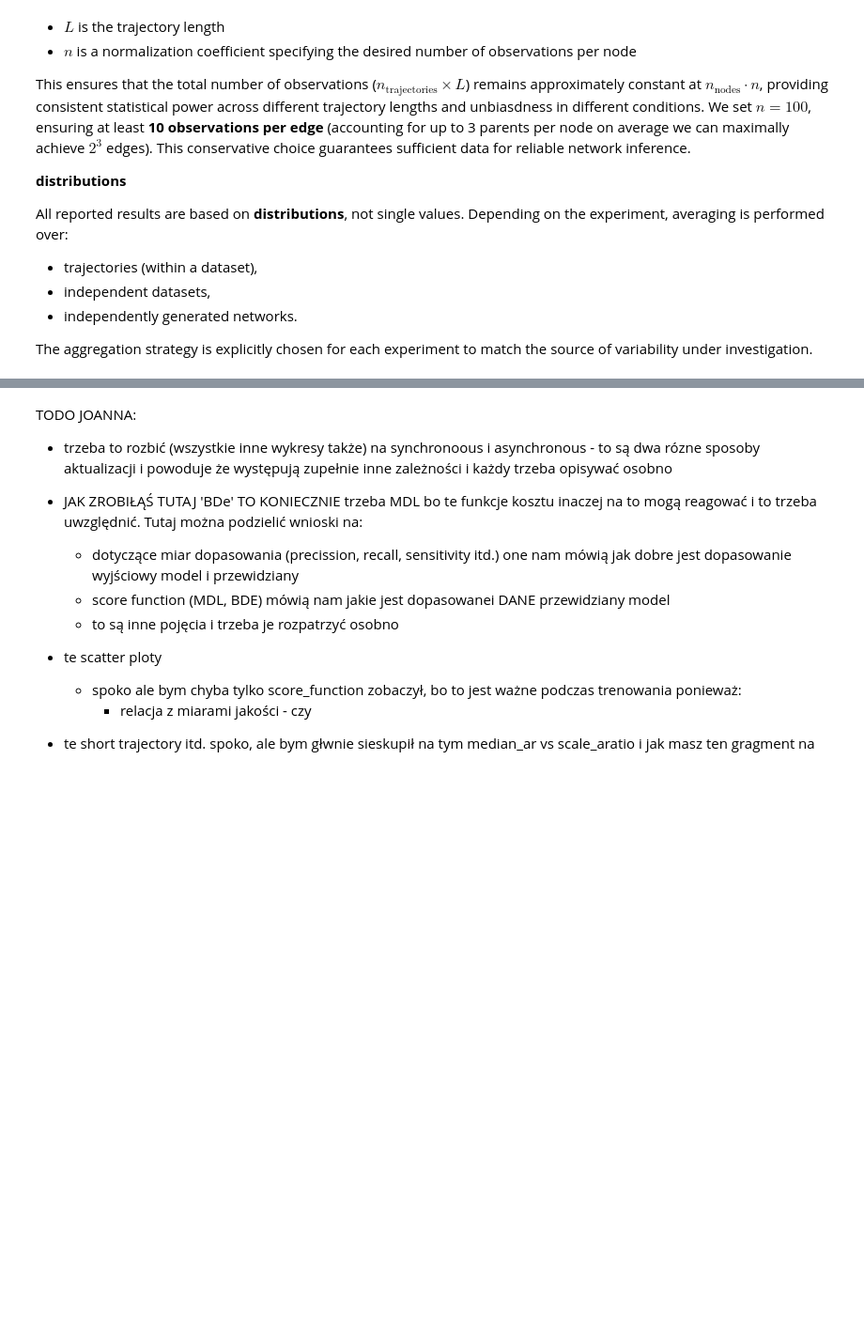
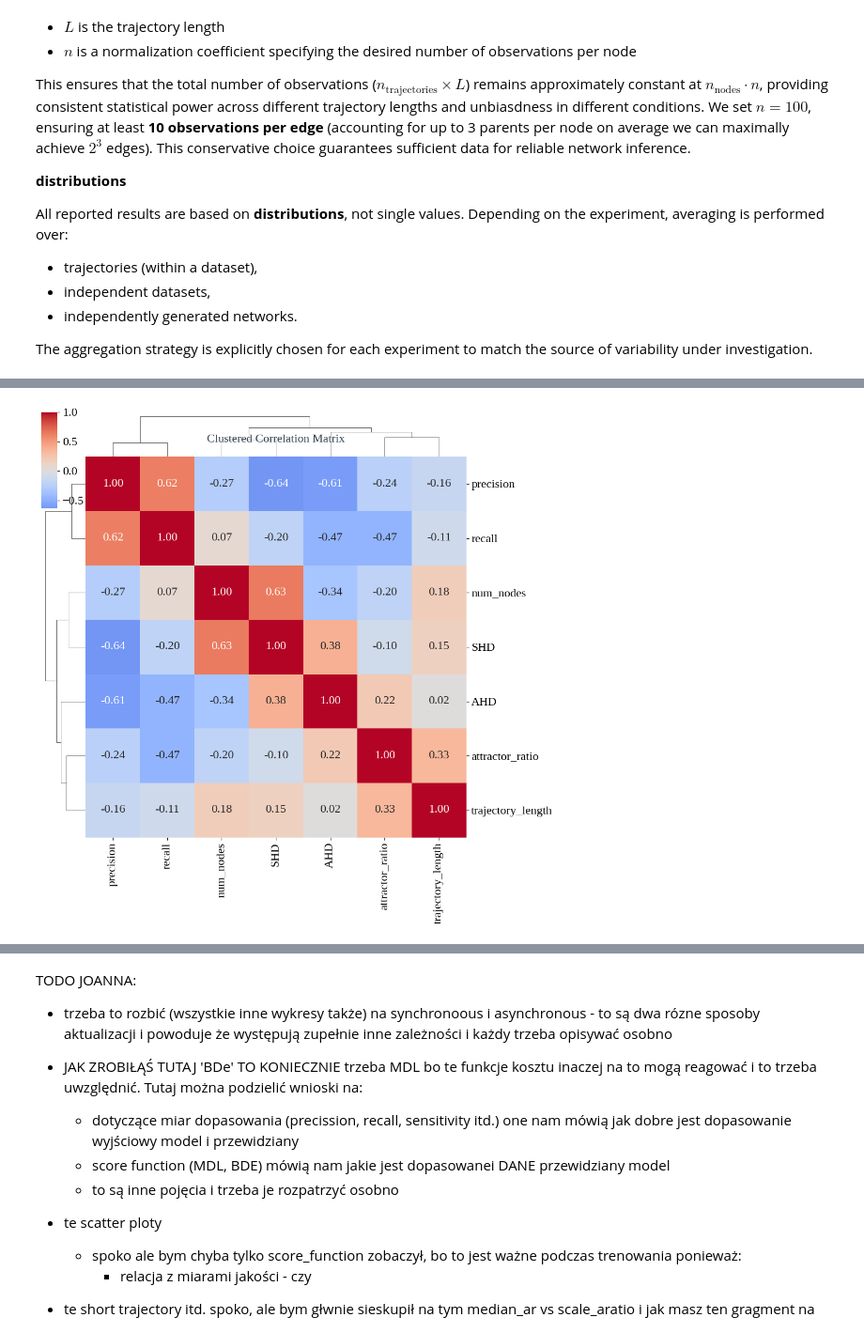
Before and after one commit to maxi7524/SAD2_final_project, a Jupyter notebook: notebooks/report_copy.ipynb, the cells around one changed output, grey strips where cells are left out. Shown at 94% size. Drawn from its saved outputs; the diff is of its cells as text; code cells hidden in the pictures; blank space fills up the shorter version.

```diff
--- a/notebooks/report_copy.ipynb
+++ b/notebooks/report_copy.ipynb
@@ -88,0 +90,18 @@ The aggregation strategy is explicitly chosen for each experiment to match the s
+# %%
+import seaborn as sns
+import matplotlib.pyplot as plt
+corr_matrix = df[['attractor_ratio', 'num_nodes', 'trajectory_length', 'precision', 'recall', 'SHD', 'AHD']].corr()
+g = sns.clustermap(corr_matrix,
+                   annot=True,
+                   cmap="coolwarm",
+                   fmt=".2f",
+                   figsize=(10, 10),
+                   row_cluster=True,
+                   col_cluster=True,
+                   center=0,
+                   dendrogram_ratio=0.1,
+                   cbar_pos=(0.02, 0.8, 0.03, 0.18))
+g.ax_heatmap.set_title("Clustered Correlation Matrix", fontsize=16, pad=20)
+plt.show()
+# %% [output]
+[figure, added]
```
Also changed, not shown: parts of 20 cells of this notebook, 1 other file.
